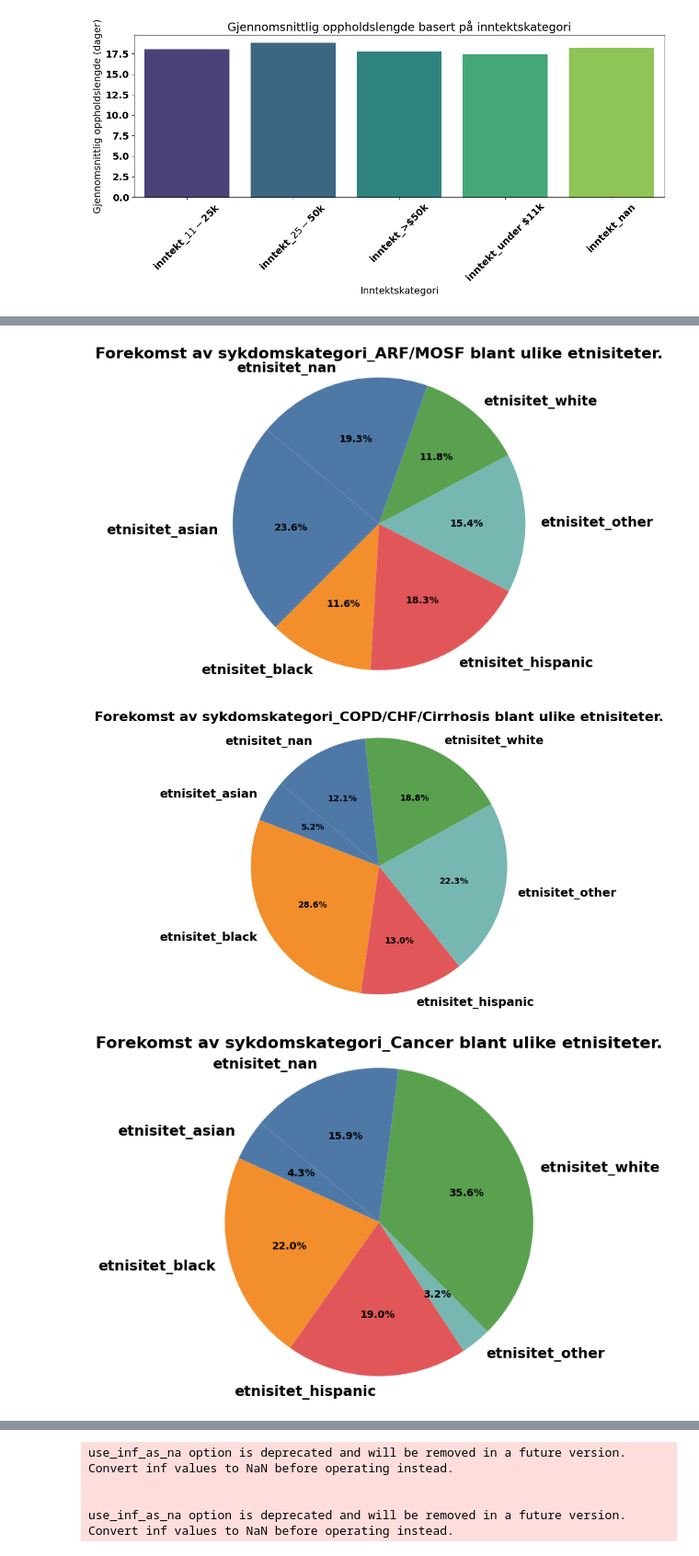
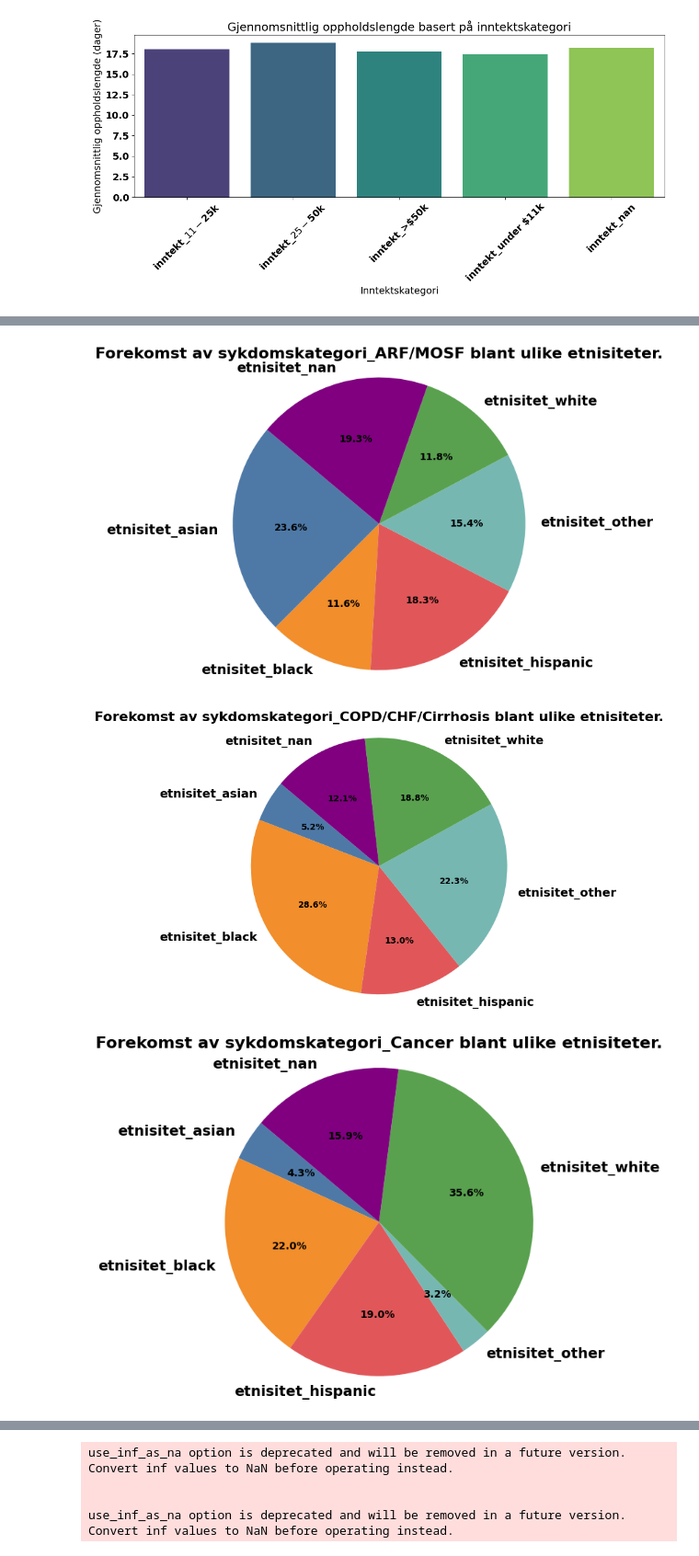
Before and after one commit to AnSloge/Predikasjon-av-oppholdslengde-p-sykehus, a Jupyter notebook: Ferdig_analyse.ipynb, the cells around one changed output, grey strips where cells are left out. Shown at 92% size. Drawn from its saved outputs; the diff is of its cells as text; code cells hidden in the pictures.

```diff
--- a/Ferdig_analyse.ipynb
+++ b/Ferdig_analyse.ipynb
@@ -285,7 +279,7 @@ memory usage: 2.4+ MB
 
 Å konvertere kolonner fra objekt til numerisk format er en viktig del av datarengjøring og forberedelse før analysering og modellering. Det sikrer at dataene er i et format som kan brukes effektivt og korrekt av maskinlæringsalgoritmer og statistiske analyser.
 # %%
-# Konverterer kolonnene fra objekt til numerisk format. Denne forberedelsen er viktig før analyse og modellering.
+# # Konverterer kolonnene fra objekt til numerisk format. Denne forberedelsen er viktig før analyse og modellering.
 
-df[['dødsfall','antall_komorbiditeter' ,'koma_score' ,'adl_pasient' ,'adl_stedfortreder' ,'fysiologisk_score' ,'apache_fysiologisk_score', 'overlevelsesestimat_2mnd', 'overlevelsesestimat_6mnd','diabetes', 'demens', 'lege_overlevelsesestimat_2mnd','lege_overlevelsesestimat_6mnd', 'dnr_dag']] = df[['dødsfall', 'antall_komorbiditeter', 'koma_score', 'adl_pasient', 'adl_stedfortreder', 'fysiologisk_score','apache_fysiologisk_score' ,'overlevelsesestimat_2mnd', 'overlevelsesestimat_6mnd','diabetes', 'demens','lege_overlevelsesestimat_2mnd','lege_overlevelsesestimat_6mnd', 'dnr_dag']].apply(pd.to_numeric)
+# df[['dødsfall','antall_komorbiditeter' ,'koma_score' ,'adl_pasient' ,'adl_stedfortreder' ,'fysiologisk_score' ,'apache_fysiologisk_score', 'overlevelsesestimat_2mnd', 'overlevelsesestimat_6mnd','diabetes', 'demens', 'lege_overlevelsesestimat_2mnd','lege_overlevelsesestimat_6mnd', 'dnr_dag']] = df[['dødsfall', 'antall_komorbiditeter', 'koma_score', 'adl_pasient', 'adl_stedfortreder', 'fysiologisk_score','apache_fysiologisk_score' ,'overlevelsesestimat_2mnd', 'overlevelsesestimat_6mnd','diabetes', 'demens','lege_overlevelsesestimat_2mnd','lege_overlevelsesestimat_6mnd', 'dnr_dag']].apply(pd.to_numeric)
 # %% [markdown]
@@ -456,32 +372,0 @@ fig1.show()
-# %%
-# Kjønnsfordeling innen ulike sykdomskategorier.
-
-disease_categories = ['sykdomskategori_ARF/MOSF',
-                     'sykdomskategori_COPD/CHF/Cirrhosis',
-                     'sykdomskategori_Cancer',
-                     'sykdomskategori_Coma']
-
-gender_categories = ['kjønn_female', 'kjønn_male']
-
-for disease in disease_categories:
-    disease_data = X_train[X_train[disease] == 1]
-
-    gender_count = disease_data[gender_categories].sum()
-
-    total = gender_count.sum()
-    gender_percent = (gender_count / total) * 100
-
-    gender_df = pd.DataFrame({
-        'Kjønn': gender_percent.index,
-        'Prosent': gender_percent.values
-    })
-
-    fig = px.pie(gender_df,
-                 values='Prosent',
-                 names='Kjønn',
-                 title=f'Kjønnsfordeling for {disease.replace("_", " ")}',
-                 color_discrete_sequence=['#B2D8B2', '#A3C1DA'],
-                 hole=0.3,
-                 width=1000, height=400)
-
-fig.show()
@@ -660,43 +548,40 @@ y_test = y_test.where(y_test >= 0, median_oppholdslenge)
 # %%
-# Forekomst av sykedomsunderkategorier blant ulike etnisiteter.
-
-colors = ['#4E79A7', '#F28E2B', '#E15759', '#76B7B2', '#59A14F', ]
+colors = ['#4E79A7', '#F28E2B', '#E15759', '#76B7B2', '#59A14F', "purple"]
 
 ethnicities = ['etnisitet_asian', 'etnisitet_black', 'etnisitet_hispanic', 'etnisitet_other', 'etnisitet_white', "etnisitet_nan"]
+
 disease_categories = ['sykdomskategori_ARF/MOSF',
                      'sykdomskategori_COPD/CHF/Cirrhosis',
                      'sykdomskategori_Cancer',
                      'sykdomskategori_Coma']
 
 total_ethnicity_counts = X_train[ethnicities].sum()
 
 plt.rcParams.update({'font.size': 14, 'font.weight': 'bold'})
 
 for disease in disease_categories:
     disease_data = X_train[X_train[disease] == 1][ethnicities].sum()
 
     percentage_data = (disease_data / total_ethnicity_counts) * 100
 
     plt.figure(figsize=(6, 6))
 
     wedges, texts, autotexts = plt.pie(percentage_data, labels=percentage_data.index,
                                        autopct='%1.1f%%', startangle=140,
                                        colors=colors,
                                        textprops={'fontsize': 10})
 
-
     plt.title(f'Forekomst av {disease} blant ulike etnisiteter.', fontsize=16, fontweight='bold')
-
 
     plt.axis('equal')
 
     for text in texts:
         text.set_fontsize(14)
         text.set_fontweight('bold')
 
     plt.show()
 # %% [output]
-[figure, old version]
+[figure, new version]
-[figure, old version]
+[figure, new version]
-[figure, old version]
+[figure, new version]
 [figure]
```
Also changed, not shown: parts of 92 cells of this notebook, 2 other files.
